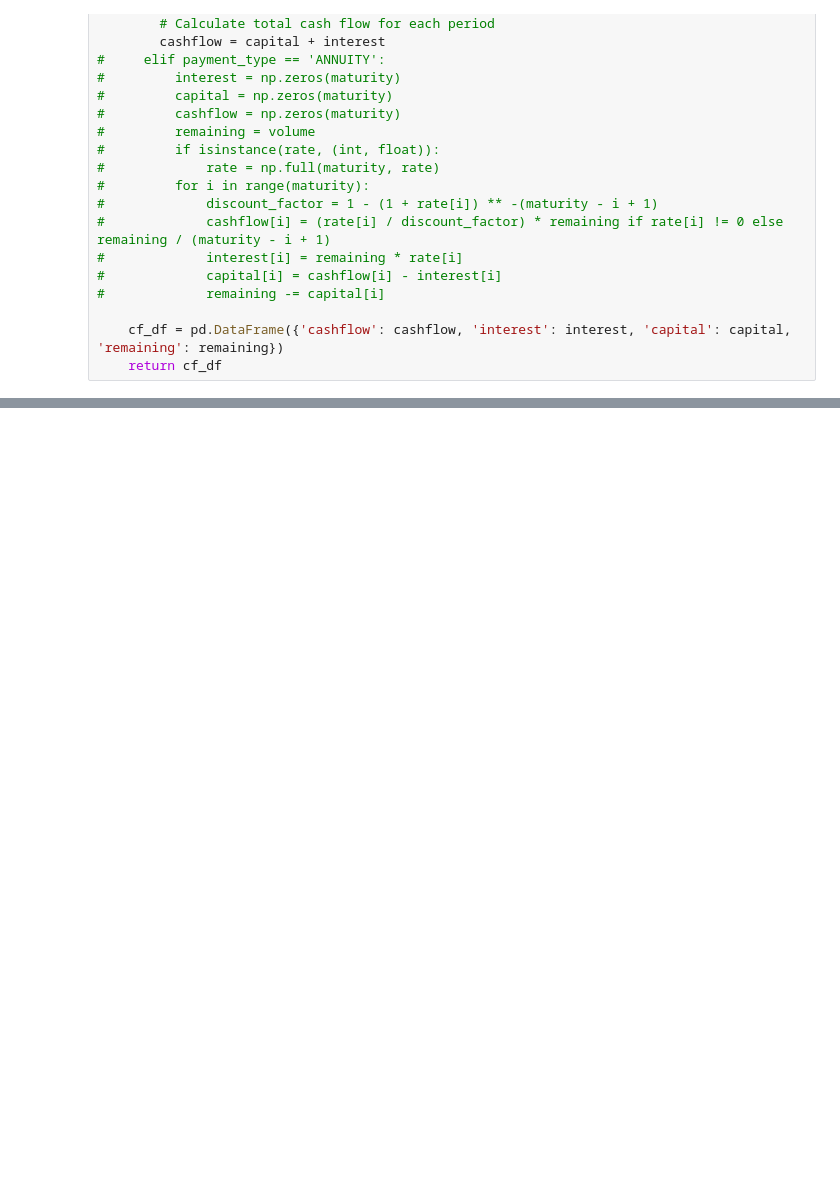
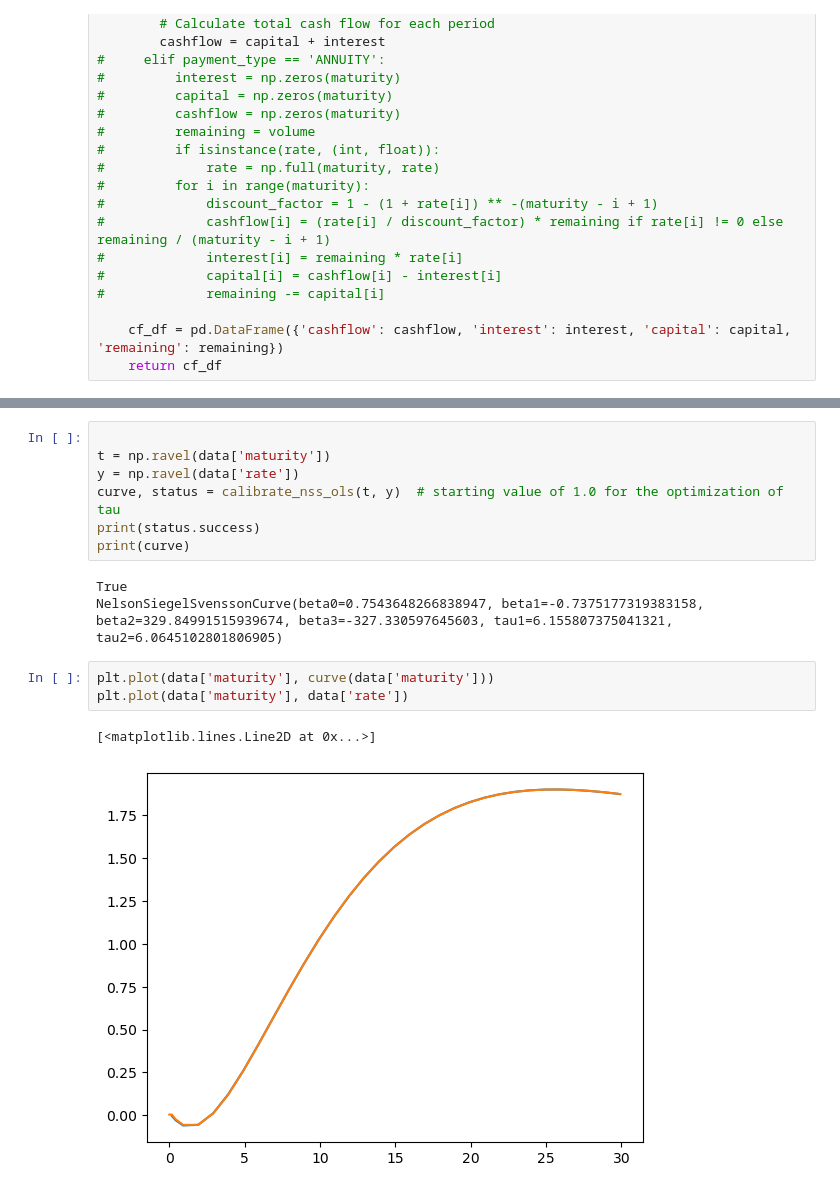
Before and after one commit to gsmyridis/ALM, a Jupyter notebook: exps.ipynb, the cells around one changed output, grey strips where cells are left out. Cells and saved outputs as stored; diff of their text form; blank space fills up the shorter version.

```diff
--- a/exps.ipynb
+++ b/exps.ipynb
@@ -75,0 +118,16 @@ data['maturity'] = data['date'].apply(lambda date: utils.time_difference_years(d
+# %%
+
+t = np.ravel(data['maturity'])
+y = np.ravel(data['rate'])
+curve, status = calibrate_nss_ols(t, y)  # starting value of 1.0 for the optimization of tau
+print(status.success)
+print(curve)
+# %% [output]
+True
+NelsonSiegelSvenssonCurve(beta0=0.7543648266838947, beta1=-0.7375177319383158, beta2=329.84991515939674, beta3=-327.330597645603, tau1=6.155807375041321, tau2=6.0645102801806905)
+# %%
+plt.plot(data['maturity'], curve(data['maturity']))
+plt.plot(data['maturity'], data['rate'])
+# %% [output]
+[<matplotlib.lines.Line2D at 0x...>]
+[figure, added]
```
Also changed, not shown: parts of 17 cells of this notebook, 2 other files.
